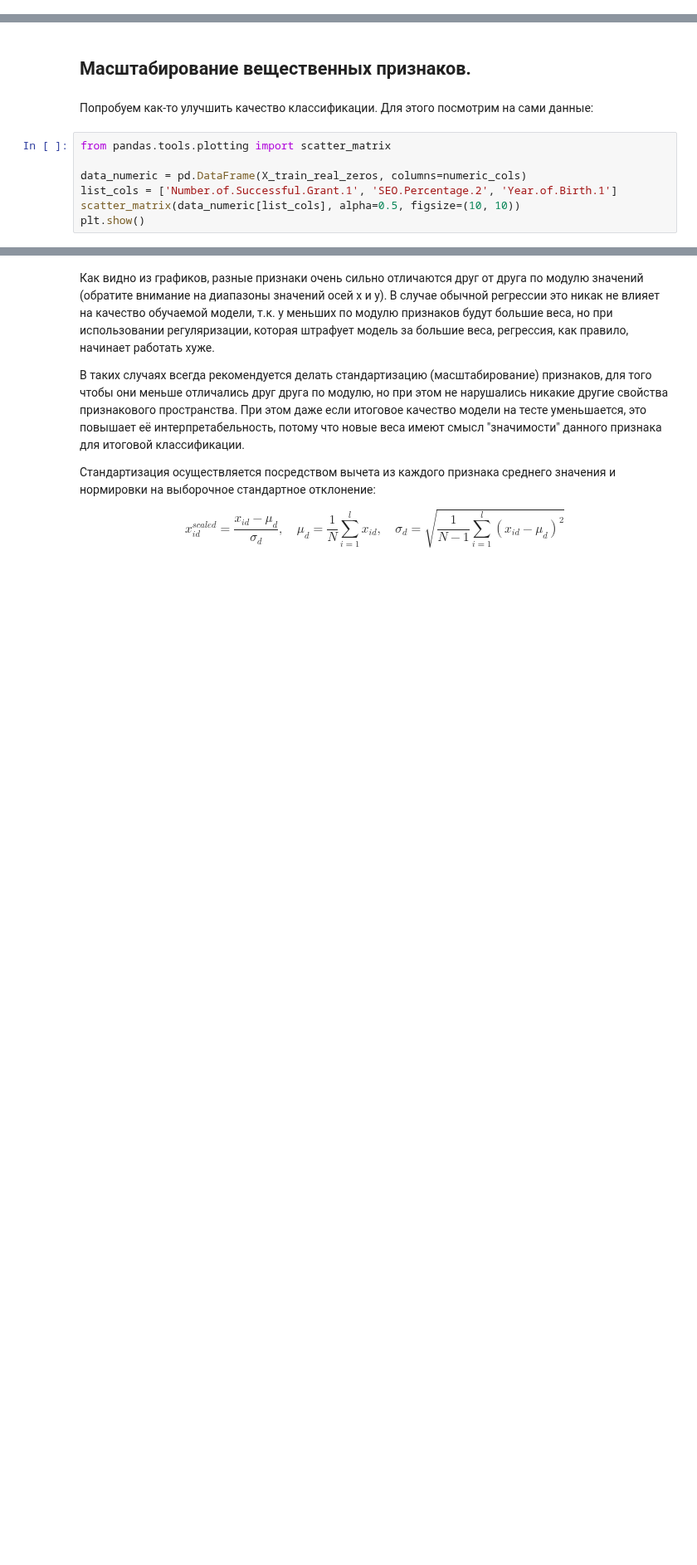
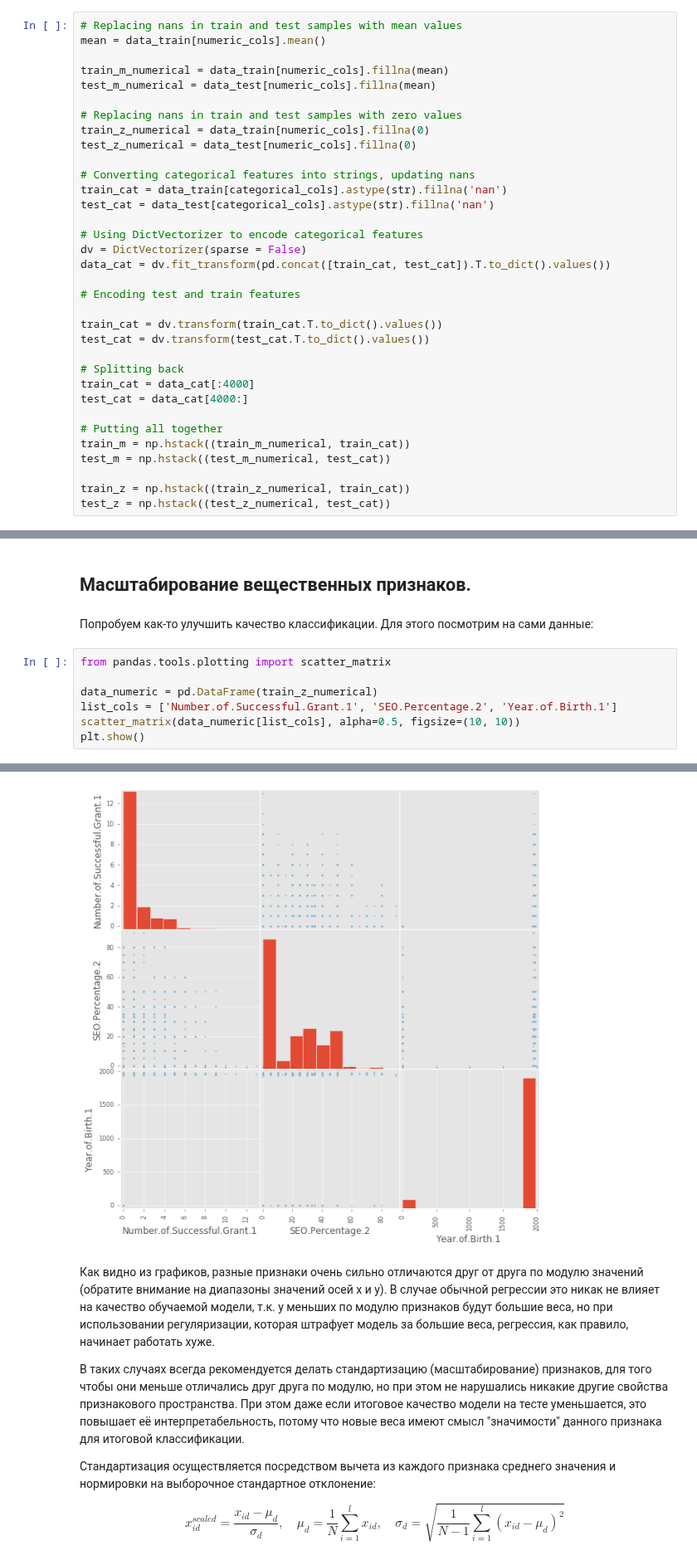
Before and after one commit to dbulgakov/HSE_DataMiningHW, a Jupyter notebook: DataAnalysis/Homeworks/Solutions/HW5/HW5_solution.ipynb, the cells around one changed output, grey strips where cells are left out. Shown at 83% size. Drawn from its saved outputs; the diff is of its cells as text; blank space fills up the shorter version.

```diff
--- a/DataAnalysis/Homeworks/Solutions/HW5/HW5_solution.ipynb
+++ b/DataAnalysis/Homeworks/Solutions/HW5/HW5_solution.ipynb
@@ -129,3 +137,37 @@ test_features_z = dv.transform(data_test_z.T.to_dict().values()).toarray()
+# %%
+# Replacing nans in train and test samples with mean values
+mean = data_train[numeric_cols].mean()
+
+train_m_numerical = data_train[numeric_cols].fillna(mean)
+test_m_numerical = data_test[numeric_cols].fillna(mean)
+
+# Replacing nans in train and test samples with zero values
+train_z_numerical = data_train[numeric_cols].fillna(0)
+test_z_numerical = data_test[numeric_cols].fillna(0)
+
+# Converting categorical features into strings, updating nans
+train_cat = data_train[categorical_cols].astype(str).fillna('nan')
+test_cat = data_test[categorical_cols].astype(str).fillna('nan')
+
+# Using DictVectorizer to encode categorical features
+dv = DictVectorizer(sparse = False)
+data_cat = dv.fit_transform(pd.concat([train_cat, test_cat]).T.to_dict().values())
+
+# Encoding test and train features
+
+train_cat = dv.transform(train_cat.T.to_dict().values())
+test_cat = dv.transform(test_cat.T.to_dict().values())
+
+# Splitting back
+train_cat = data_cat[:4000]
+test_cat = data_cat[4000:]
+
+# Putting all together
+train_m = np.hstack((train_m_numerical, train_cat))
+test_m = np.hstack((test_m_numerical, test_cat))
+
+train_z = np.hstack((train_z_numerical, train_cat))
+test_z = np.hstack((test_z_numerical, test_cat))
 # %% [markdown]
 ## Обучение логистической регрессии
 # %% [markdown]
@@ -189,7 +303,7 @@ cv = 3
 # %%
 from pandas.tools.plotting import scatter_matrix
 
-data_numeric = pd.DataFrame(X_train_real_zeros, columns=numeric_cols)
+data_numeric = pd.DataFrame(train_z_numerical)
 list_cols = ['Number.of.Successful.Grant.1', 'SEO.Percentage.2', 'Year.of.Birth.1']
 scatter_matrix(data_numeric[list_cols], alpha=0.5, figsize=(10, 10))
 plt.show()
@@ -198,3 +311,4 @@ NameError: name 'X_train_real_zeros' is not defined
+[figure, added]
 # %% [markdown]
 Как видно из графиков, разные признаки очень сильно отличаются друг от друга по модулю значений (обратите внимание на диапазоны значений осей x и y). В случае обычной регрессии это никак не влияет на качество обучаемой модели, т.к. у меньших по модулю признаков будут большие веса, но при использовании регуляризации, которая штрафует модель за большие веса, регрессия, как правило, начинает работать хуже.
 
```
Also changed, not shown: parts of 25 cells of this notebook.
